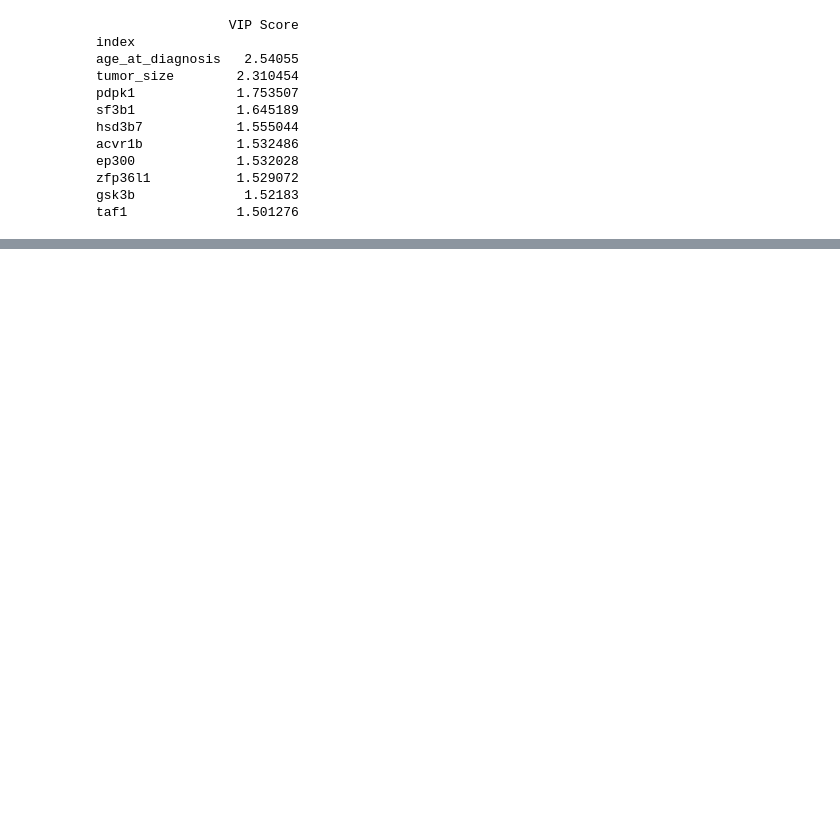
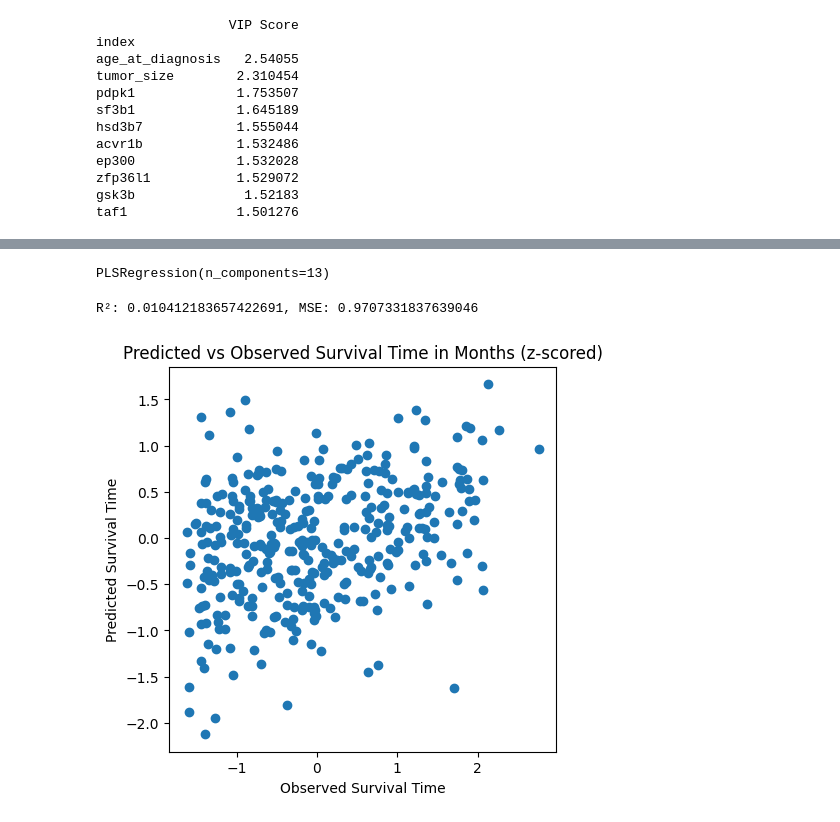
Before and after one commit to lilythomson13/finalproject, a Jupyter notebook: Results.ipynb, the cells around one changed output, grey strips where cells are left out. Saved outputs shown, nothing was run; the diff lists cells and outputs as text; code cells hidden in the pictures; blank space fills up the shorter version.

Commit message:
tested model on test data

```diff
--- a/Results.ipynb
+++ b/Results.ipynb
@@ -241,17 +205,0 @@ X_test
-# %%
-fitness = []
-x = range(1,499)
-
-for i in range(498):
-    proteins = VIP.index[i:498]
-    Xtrain = X_train[proteins]
-    pls = PLSRegression(n_components=498-i)
-    pls.fit(Xtrain, y_train)
-    y_fit = pls.predict(Xtrain)
-    SSres = 0
-    for i in range(1471):
-        SSres += (y_train.iloc[i] - y_fit[i])**2
-    SStot = 0
-    for i in range(1471):
-        SStot += (y_train.iloc[i] - np.mean(y_train.iloc[:]))**2
-    fitness.append(100*(1 - (SSres / SStot)))
@@ -348,0 +206,7 @@ plt.show()
+# %%
+selected_variables = VIP[VIP['VIP Score'] > 1]
+selected_variables = selected_variables.sort_values(by='VIP Score', ascending=False)
+print(selected_variables)
+
+selected_columns = selected_variables.index.tolist()
+X_train_reduced = X_train[selected_columns]
@@ -348,0 +228,28 @@ plt.show()
+# %%
+# Retrain PLSR with selected variables
+pls_reduced = PLSRegression(n_components=13)
+pls_reduced.fit(X_train_reduced, y_train)
+# %% [output]
+PLSRegression(n_components=13)
+# %%
+# Predict on test data (with matching selected variables)
+X_test_reduced = X_test[selected_columns]
+y_pred = pls_reduced.predict(X_test_reduced)
+# %%
+from sklearn.metrics import r2_score, mean_squared_error
+
+r2 = r2_score(y_test, y_pred)
+mse = mean_squared_error(y_test, y_pred)
+print(f"R²: {r2}, MSE: {mse}")
+# %% [output]
+R²: 0.010412183657422691, MSE: 0.9707331837639046
+# %%
+plt.figure(figsize=(5,5))
+plt.scatter(y_test, y_pred)
+plt.xlabel("Observed Survival Time")
+plt.ylabel("Predicted Survival Time")
+plt.title("Predicted vs Observed Survival Time in Months (z-scored)")
+
+plt.show()
+# %% [output]
+[figure, added]
```
Also changed, not shown: parts of 8 cells of this notebook.
